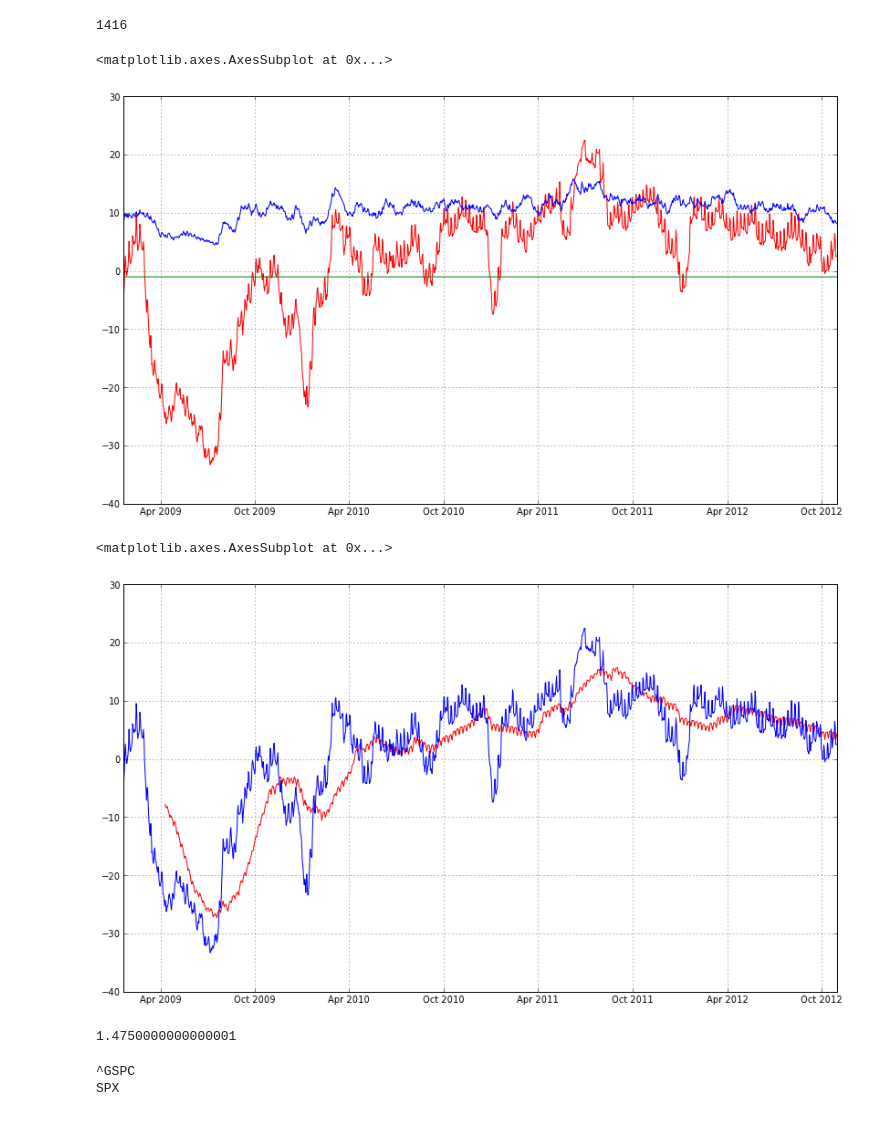
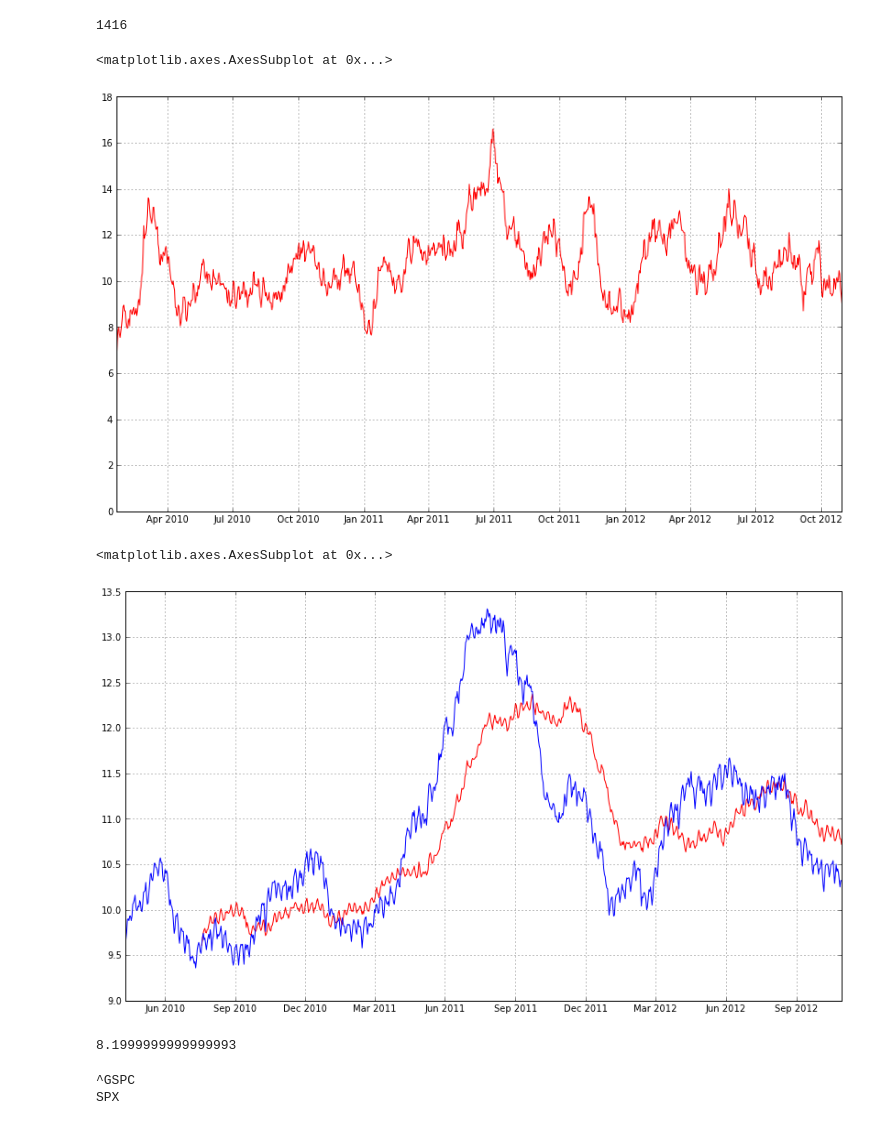
Before and after one commit to johnymontana/NewzTrader_AI_project, a Jupyter notebook: NewsCredScraper.ipynb, the cells around one changed output. Saved outputs shown, nothing was run; the diff lists cells and outputs as text; code cells hidden in the pictures.

```diff
--- a/NewsCredScraper.ipynb
+++ b/NewsCredScraper.ipynb
@@ -356,7 +376,7 @@ accuracy(nb_classifier, test_feats)
 # %%
 from nltk.metrics import BigramAssocMeasures
 from nltk.probability import FreqDist, ConditionalFreqDist
-def high_information_words(labelled_words, score_fn=BigramAssocMeasures.chi_sq, min_score=5):
+def high_information_words(labelled_words, score_,fn=BigramAssocMeasures.chi_sq, min_score=5):
     word_fd = FreqDist()
     label_word_fd = ConditionalFreqDist()
     for label, words in labelled_words:
@@ -506,6 +526,13 @@ len(news.keys())
 # UP_SIGNAL => MA_UP crosses MA_DOWN from below
 # SELL_SIGNAL => MA_DOWN crosses MA_UP from above
 
+
+# probs = me_classifier.prob_classify(test_feats[66][0])
+# print probs.samples()
+# print probs.max()
+# print probs.prob('DOWN')
+#
+#
 from datetime import timedelta
 def daterange(start_date, end_date):
     for n in range(int ((end_date - start_date).days)):
@@ -515,7 +542,7 @@ UP_dict = {}
 DOWN_dict = {}
 NONE_dict = {}
 
-start_date=date(2009, 1, 1)
+start_date=date(2010, 1, 1)
 end_date = date(2012, 10, 31)
 
 for today in daterange(start_date, end_date):
@@ -523,15 +550,17 @@ for today in daterange(start_date, end_date):
     down = 0
     none = 0
     for newsItem in news[today]:
-        newsClass = nb_classifier.classify(bag_of_words(newsItem))
-        if newsClass == 'UP':
+        newsClass = me_classifier.classify(bag_of_words(newsItem))
+        probs = me_classifier.prob_classify(bag_of_words(newsItem))
+        prob = probs.prob(newsClass)
+        if newsClass == 'UP' and prob > 0.5:
             up+=1
-        elif newsClass == 'DOWN':
+        elif newsClass == 'DOWN' and prob > 0.5 :
             down+=1
-        else:
+        elif prob > 0.5:
             none += 1
-    UP_dict[today]=up-60
-    DOWN_dict[today]=down-1
+    UP_dict[today]=up
+    DOWN_dict[today]=down
     NONE_dict[today]=none
 # %%
 UP_series = pd.TimeSeries(UP_dict)
@@ -543,11 +572,11 @@ pd.rolling_mean(DOWN_series, 20).plot(color='g')
 pd.rolling_mean(NONE_series, 20).plot(color='b')
 # %% [output]
 <matplotlib.axes.AxesSubplot at 0x...>
-[figure, old version]
+[figure, new version]
 # %%
-pd.rolling_mean(UP_series, 100).plot(color='r')
-pd.rolling_mean(UP_series, 20).plot(color='b')
+pd.rolling_mean(UP_series, 200).plot(color='r')
+pd.rolling_mean(UP_series, 100).plot(color='b')
 # %% [output]
 <matplotlib.axes.AxesSubplot at 0x...>
-[figure, old version]
+[figure, new version]
 # %%
@@ -560,7 +589,7 @@ MA_NONE = pd.rolling_mean(NONE_series, 20)
 # %%
 MA_UP[date(2009, 10, 10)]
 # %% [output]
-1.4750000000000001
+8.1999999999999993
 # %%
 # Use news dict for the day's news
 # something like:
```
Also changed, not shown: parts of 8 cells of this notebook, 12 other files.
